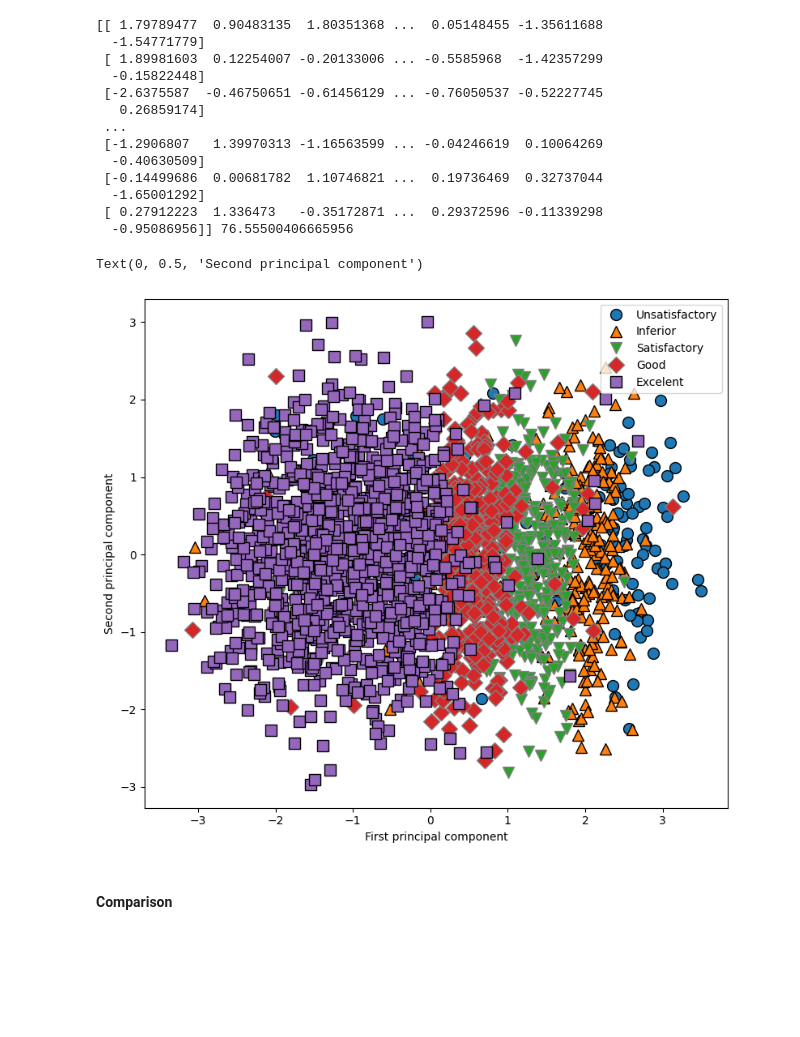
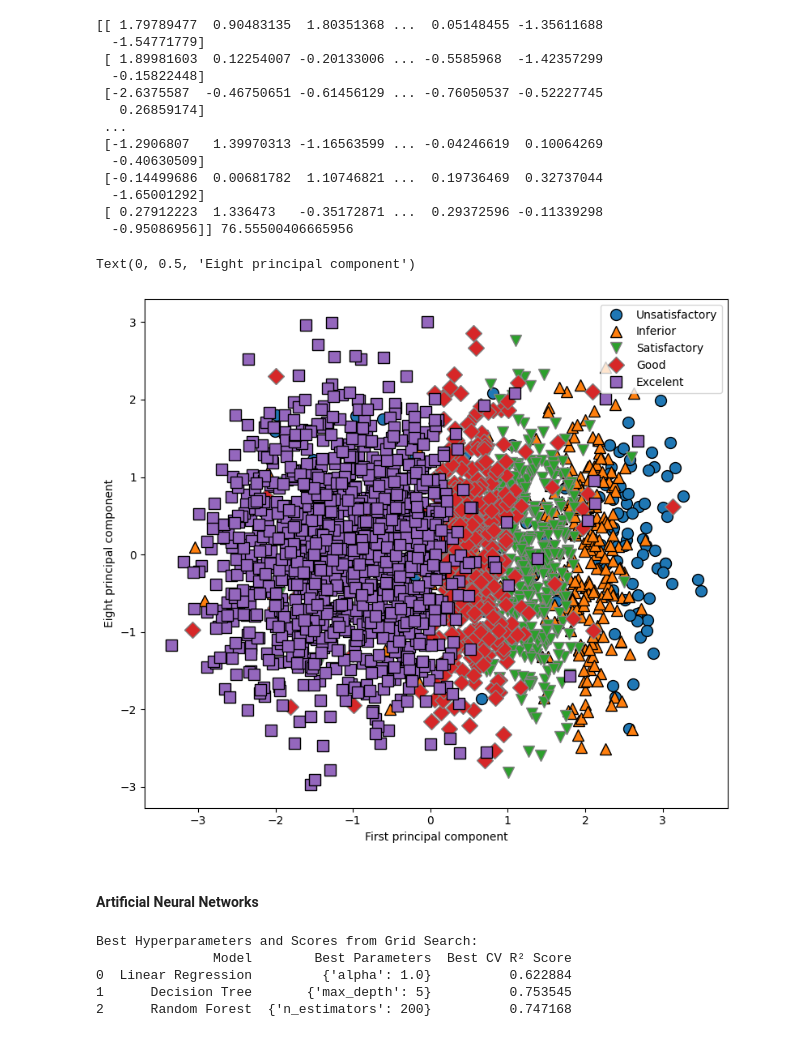
Before and after one commit to 2026726-dotcom/Machine-Learning, a Jupyter notebook: CA1-Elienai.ipynb, the cells around one changed output. Cells and saved outputs as stored; diff of their text form; code cells hidden in the pictures; blank space fills up the shorter version.

```diff
--- a/CA1-Elienai.ipynb
+++ b/CA1-Elienai.ipynb
@@ -468,21 +467,58 @@ import mglearn
 # %%
 # plot first vs. second principal component, colored by class
 plt.figure(figsize = (8, 8), layout = 'tight')
 mglearn.discrete_scatter(X_pca[:, 0], X_pca[:, 7], y)
 #plt.legend(df1.GradeClass, loc="best")
-plt.legend(["Unsatisfactory", "Inferior", "Satisfactory", "Good", "Excelent"])
+plt.legend(["Unsatisfactory", "Inferior", "Satisfactory", "Good", "Excelent"], loc='best')
 plt.gca().set_aspect("equal")
 plt.xlabel("First principal component")
-plt.ylabel("Second principal component")
-
-
-#### 4 --> A: Excelent
-#### 3 --> B: Good
-#### 2 --> C: Satisfactory
-#### 1 --> D: Inferior
-#### 0 --> E: Unsatisfactory
+plt.ylabel("Eight principal component")
 # %% [output]
-Text(0, 0.5, 'Second principal component')
+Text(0, 0.5, 'Eight principal component')
-[figure, old version]
+[figure, new version]
-# %% [markdown]
-#### Comparison
+# %% [markdown]
+#### Artificial Neural Networks
+# %%
+from sklearn.linear_model import Ridge  # Lasso for regularization
+from sklearn.model_selection import GridSearchCV
+
+
+# Set up parameter grids for each model
+param_grid = {
+    'Linear Regression': {'alpha': [0.0025, 0.005, 0.01, 0.1, 1.0, 10.0, 20.0]},  # Lasso regularization parameter
+    'Decision Tree': {'max_depth': [5, 10, 15, 20, 25]},  # Maximum depth of the tree
+    'Random Forest': {'n_estimators': [25, 50, 100, 200]}  # Number of trees in the forest
+}
+
+# Models
+models = {
+    "Linear Regression": Ridge(random_state = 42),
+    "Decision Tree": DecisionTreeRegressor(random_state = 42),
+    "Random Forest": RandomForestRegressor(random_state = 42)
+}
+
+# Store results
+results = []
+
+# Grid Search for hyperparameter tuning
+for name, model in models.items():
+    grid_search = GridSearchCV(model, param_grid[name], cv = 10, scoring = 'r2')  # 5-fold CV for R²
+    grid_search.fit(X, y)
+
+    # Best parameters and best score
+    best_params = grid_search.best_params_
+    best_score  = grid_search.best_score_
+
+    # Store results
+    results.append([name, best_params, best_score])
+
+# Create a DataFrame to display the results
+results_df = pd.DataFrame(results, columns=["Model", "Best Parameters", "Best CV R² Score"])
+print("\nBest Hyperparameters and Scores from Grid Search:")
+print(results_df)
+# %% [output]
+Best Hyperparameters and Scores from Grid Search:
+               Model        Best Parameters  Best CV R² Score
+0  Linear Regression         {'alpha': 1.0}          0.622884
+1      Decision Tree       {'max_depth': 5}          0.753545
+2      Random Forest  {'n_estimators': 200}          0.747168
```
Also changed, not shown: parts of 22 cells of this notebook, 2 other files.
